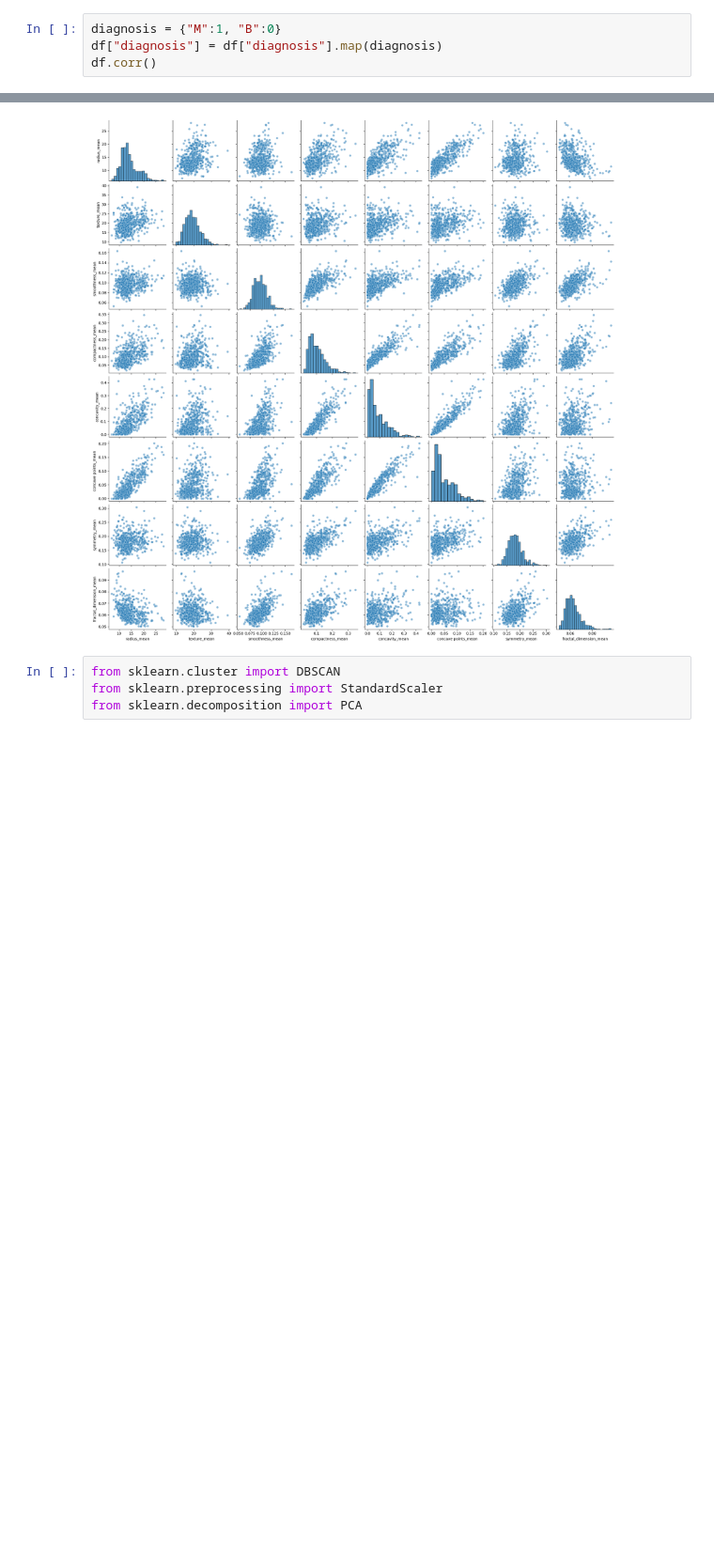
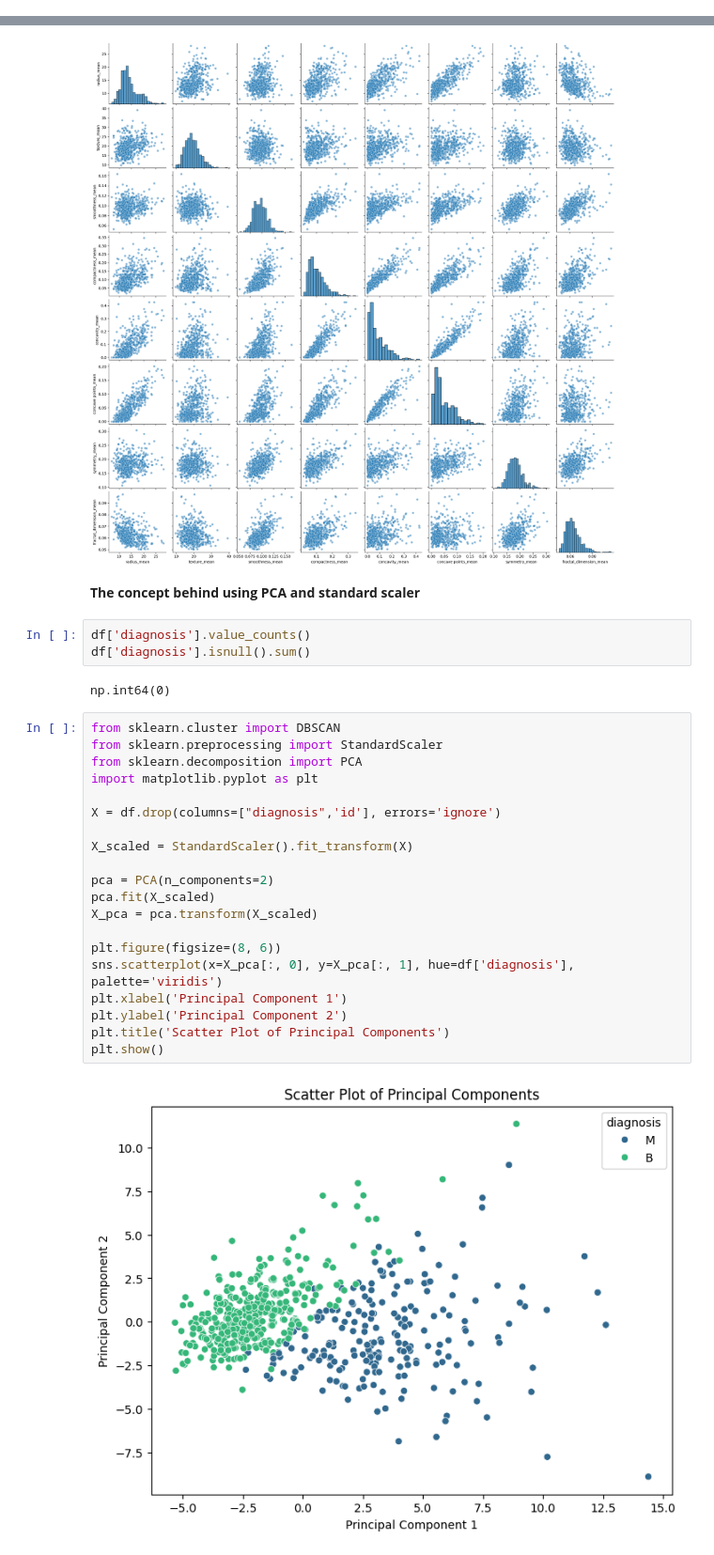
Before and after one commit to SarahMohapatra/Breast_Cancer_classification_using_DBSCAN, a Jupyter notebook: Breastcancer_classification.ipynb, the cells around one changed output, grey strips where cells are left out. Shown at 94% size. Saved outputs shown, nothing was run; the diff lists cells and outputs as text; blank space fills up the shorter version.

```diff
--- a/Breastcancer_classification.ipynb
+++ b/Breastcancer_classification.ipynb
@@ -62,7 +150,3 @@ Any group that contains atleast minimum points is a cluster. Ohter groups are th
 Now look for options -> cluster will become a cluster however, a core point of the group initially identified as noise could be a border point for some other cluster.
 # %% [markdown]
 Looking at the Correlation table: radius mean, perimeter mean and area mean have the highes correlation among each other so we can keep only one of these and drop the other two. like above 0.9
-# %%
-diagnosis = {"M":1, "B":0}
-df["diagnosis"] = df["diagnosis"].map(diagnosis)
-df.corr()
@@ -107,7 +176,32 @@ sns.pairplot(df[features],plot_kws={'alpha': 0.5})
 # %% [output]
 <seaborn.axisgrid.PairGrid at 0x...>
 [figure]
-# %%
-from sklearn.cluster import DBSCAN
-from sklearn.preprocessing import StandardScaler
-from sklearn.decomposition import PCA
+# %% [markdown]
+**The concept behind using PCA and standard scaler**
+# %%
+df['diagnosis'].value_counts()
+df['diagnosis'].isnull().sum()
+# %% [output]
+np.int64(0)
+# %%
+from sklearn.cluster import DBSCAN
+from sklearn.preprocessing import StandardScaler
+from sklearn.decomposition import PCA
+import matplotlib.pyplot as plt
+
+X = df.drop(columns=["diagnosis",'id'], errors='ignore')
+
+X_scaled = StandardScaler().fit_transform(X)
+
+pca = PCA(n_components=2)
+pca.fit(X_scaled)
+X_pca = pca.transform(X_scaled)
+
+plt.figure(figsize=(8, 6))
+sns.scatterplot(x=X_pca[:, 0], y=X_pca[:, 1], hue=df['diagnosis'], palette='viridis')
+plt.xlabel('Principal Component 1')
+plt.ylabel('Principal Component 2')
+plt.title('Scatter Plot of Principal Components')
+plt.show()
+# %% [output]
+[figure, added]
```
Also changed, not shown: parts of 12 cells of this notebook.
